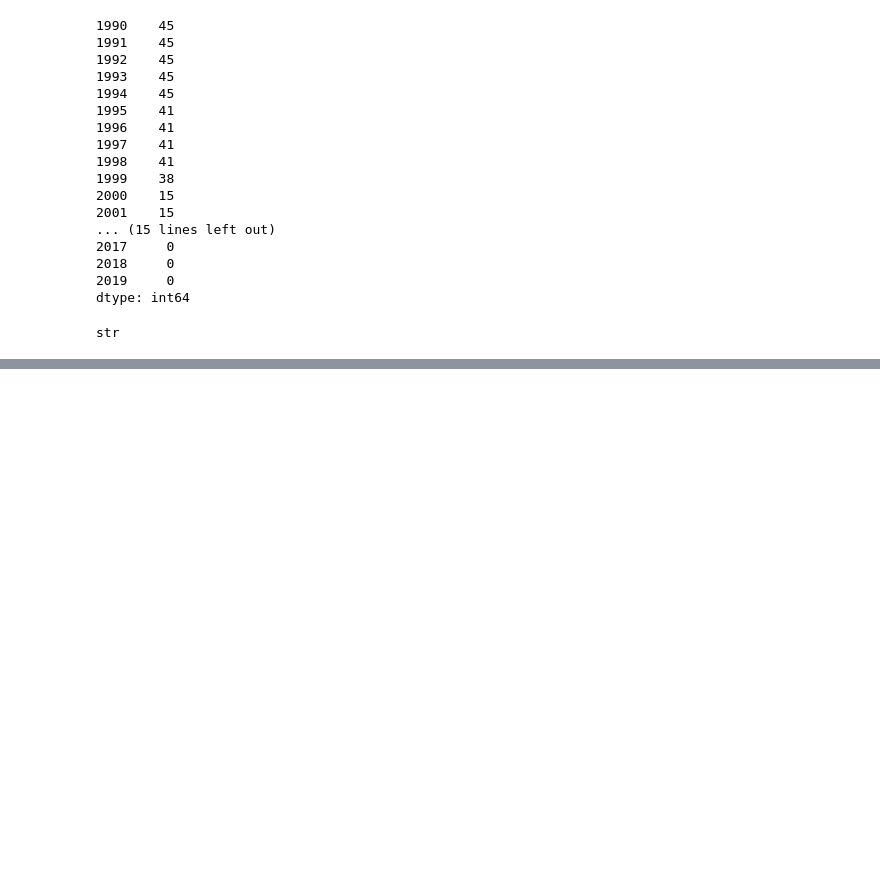
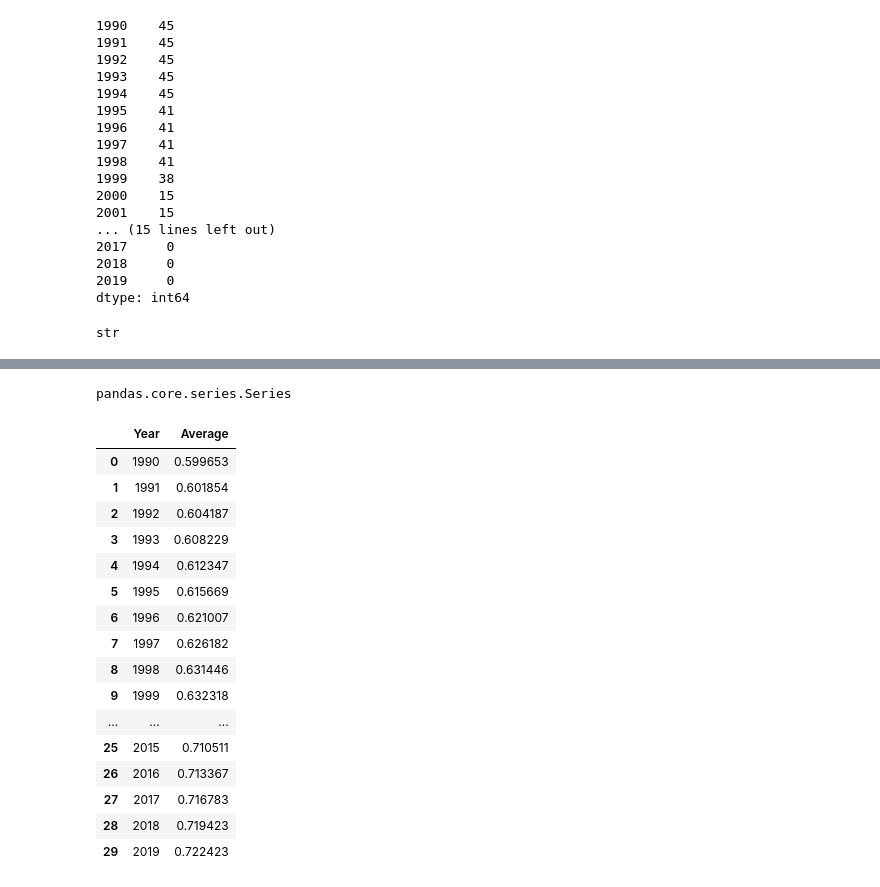
Before and after one commit to tyedem/Human-Development-Index, a Jupyter notebook: HDI-analysis.ipynb, the cells around one changed output, grey strips where cells are left out. Saved outputs shown, nothing was run; the diff lists cells and outputs as text; code cells hidden in the pictures; blank space fills up the shorter version.

```diff
--- a/HDI-analysis.ipynb
+++ b/HDI-analysis.ipynb
@@ -208,0 +232,35 @@ AttributeError: 'str' object has no attribute 'str'
+# %%
+# Calculate HDI Average
+hdi_mean = hdi_df.iloc[:,2:].mean()
+# %%
+# Check data type
+type(hdi_mean)
+# %% [output]
+pandas.core.series.Series
+# %%
+# Transform series to DataFrame
+hdi_mean = pd.DataFrame(hdi_mean)
+# %%
+hdi_mean.reset_index(inplace=True)
+# %%
+hdi_mean.columns = ['Year', 'Average']
+# %%
+hdi_mean
+# %% [output]
+|  | Year | Average |
+| 0 | 1990 | 0.599653 |
+| 1 | 1991 | 0.601854 |
+| 2 | 1992 | 0.604187 |
+| 3 | 1993 | 0.608229 |
+| 4 | 1994 | 0.612347 |
+| 5 | 1995 | 0.615669 |
+| 6 | 1996 | 0.621007 |
+| 7 | 1997 | 0.626182 |
+| 8 | 1998 | 0.631446 |
+| 9 | 1999 | 0.632318 |
+| ... | ... | ... |
+| 25 | 2015 | 0.710511 |
+| 26 | 2016 | 0.713367 |
+| 27 | 2017 | 0.716783 |
+| 28 | 2018 | 0.719423 |
+| 29 | 2019 | 0.722423 |
```
Also changed, not shown: parts of 7 cells of this notebook.
